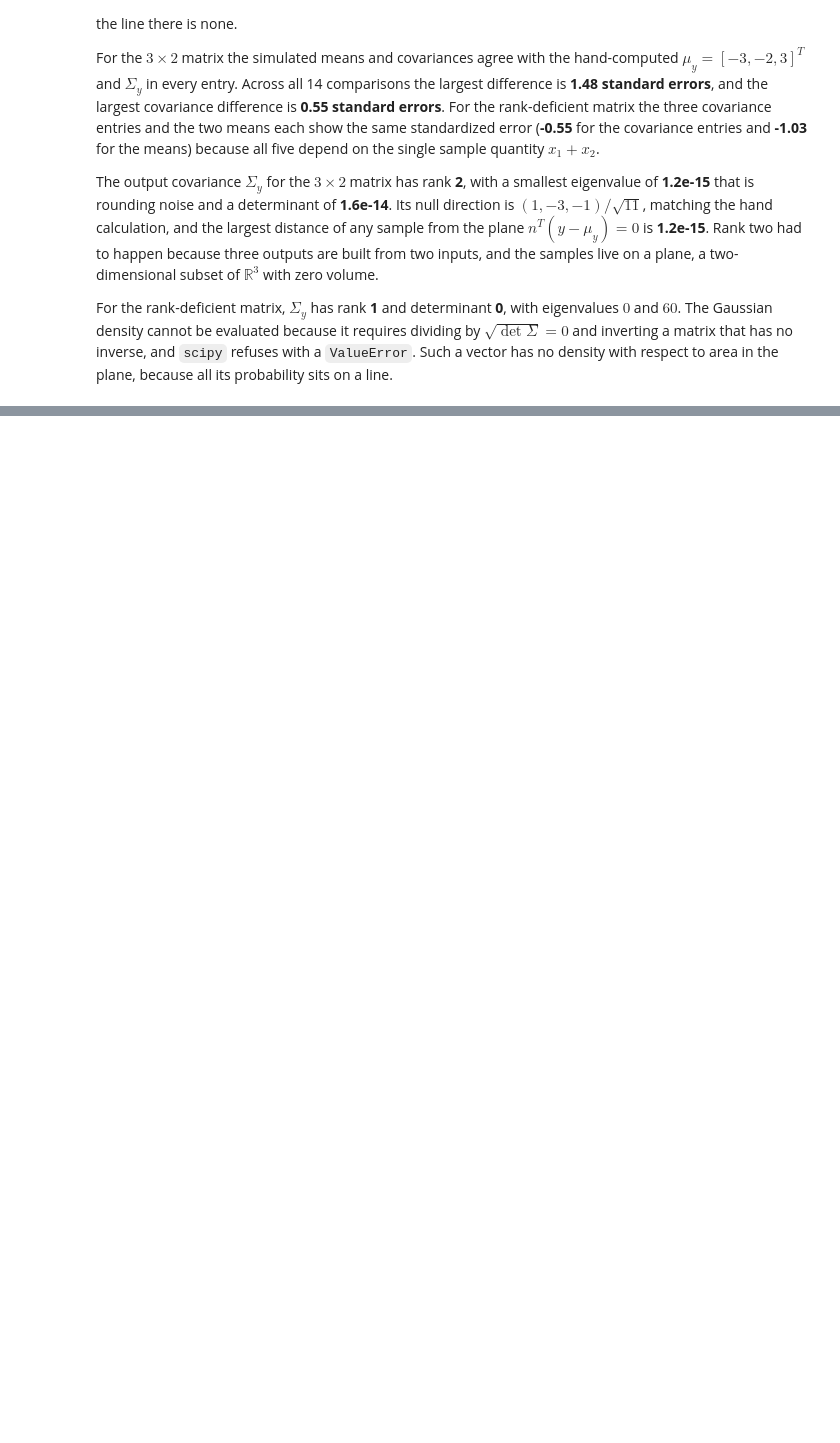
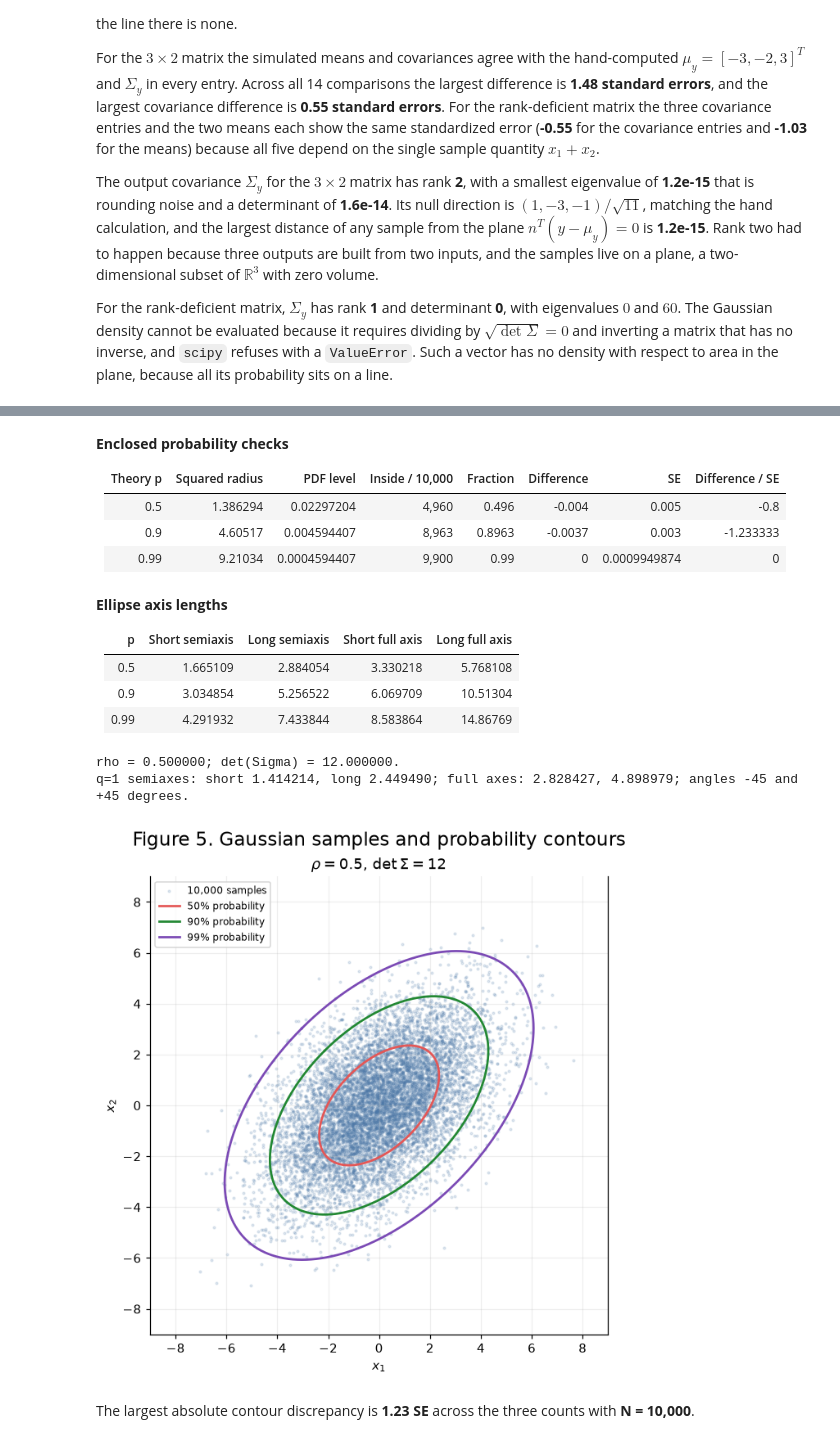
Before and after one commit to christiandi0r/ECE3715-Fall2026-Projects, a Jupyter notebook: mp3/mp3.ipynb, the cells around one changed output, grey strips where cells are left out. Cells and saved outputs as stored; diff of their text form; code cells hidden in the pictures; blank space fills up the shorter version.

```diff
--- a/mp3/mp3.ipynb
+++ b/mp3/mp3.ipynb
@@ -836,0 +917,75 @@ For the rank-deficient matrix, $\Sigma_y$ has rank **1** and determinant **0**,
+# %%
+N5 = 10**4
+X5 = rng5.multivariate_normal(MU_2D, SIGMA_2D, size=N5, method="cholesky")
+probabilities5 = np.array([0.50, 0.90, 0.99])
+radii_sq5 = -2 * np.log1p(-probabilities5)
+levels5 = np.exp(-radii_sq5/2) / (2*np.pi*np.sqrt(np.linalg.det(SIGMA_2D)))
+q5 = np.sum((X5-MU_2D) * np.linalg.solve(SIGMA_2D, (X5-MU_2D).T).T, axis=1)
+contour_rows5 = []
+for p, radius_sq, level in zip(probabilities5, radii_sq5, levels5):
+    count = int(np.count_nonzero(q5 <= radius_sq))
+    estimate = count/N5
+    se = np.sqrt(p*(1-p)/N5)
+    contour_rows5.append(dict(probability=p, radius_squared=radius_sq, density_level=level,
+        samples=N5, count=count, estimate=estimate, difference=estimate-p,
+        standard_error=se, error_in_se=(estimate-p)/se,
+        short_semiaxis=np.sqrt(2*radius_sq), long_semiaxis=np.sqrt(6*radius_sq),
+        short_full_axis=2*np.sqrt(2*radius_sq), long_full_axis=2*np.sqrt(6*radius_sq)))
+show_table("Enclosed probability checks", contour_rows5, [
+    ("probability", "Theory p"), ("radius_squared", "Squared radius"),
+    ("density_level", "PDF level"), ("count", "Inside / 10,000"),
+    ("estimate", "Fraction"), ("difference", "Difference"),
+    ("standard_error", "SE"), ("error_in_se", "Difference / SE")])
+show_table("Ellipse axis lengths", contour_rows5, [
+    ("probability", "p"), ("short_semiaxis", "Short semiaxis"),
+    ("long_semiaxis", "Long semiaxis"), ("short_full_axis", "Short full axis"),
+    ("long_full_axis", "Long full axis")])
+save_table("step5_probability_contours", contour_rows5)
+print(f"rho = {SIGMA_2D[0,1]/np.sqrt(SIGMA_2D[0,0]*SIGMA_2D[1,1]):.6f}; "
+      f"det(Sigma) = {np.linalg.det(SIGMA_2D):.6f}.")
+print(f"q=1 semiaxes: short {np.sqrt(2):.6f}, long {np.sqrt(6):.6f}; "
+      f"full axes: {2*np.sqrt(2):.6f}, {2*np.sqrt(6):.6f}; angles -45 and +45 degrees.")
+
+# Parametric ellipses avoid a grid-resolution artifact near rho = 0.99.
+# Every curve is the constant PDF level f_p derived above.
+colors5 = ["#e45756", "#228833", "#7b4ab5"]
+def draw_contours5(ax, covariance):
+    values, vectors = np.linalg.eigh(covariance)
+    theta = np.linspace(0, 2*np.pi, 721)
+    unit_circle = np.column_stack((np.cos(theta), np.sin(theta)))
+    for p, c, color in zip(probabilities5, radii_sq5, colors5):
+        ellipse = (unit_circle * np.sqrt(c*values)) @ vectors.T
+        ax.plot(ellipse[:,0], ellipse[:,1], color=color, lw=1.8,
+                label=f"{p:.0%} probability")
+    ax.set_aspect("equal", adjustable="box")
+    ax.set(xlim=(-9,9), ylim=(-9,9))
+
+fig, ax = plt.subplots(figsize=(7.2,6.1), layout="constrained")
+fig.suptitle("Figure 5. Gaussian samples and probability contours", fontsize=15)
+ax.scatter(X5[:,0], X5[:,1], s=3, alpha=0.16, color="#4c78a8", label="10,000 samples")
+draw_contours5(ax, SIGMA_2D)
+ax.set(xlabel="$x_1$", ylabel="$x_2$", title=r"$\rho=0.5$, $\det\Sigma=12$")
+ax.legend(loc="upper left")
+show_and_save(fig, 5)
+display(Markdown(f"The largest absolute contour discrepancy is "
+                 f"**{max(abs(r['error_in_se']) for r in contour_rows5):.2f} SE** "
+                 f"across the three counts with **N = {N5:,}**."))
+# %% [output]
+**Enclosed probability checks**
+
+| Theory p | Squared radius | PDF level | Inside / 10,000 | Fraction | Difference | SE | Difference / SE |
+|---|---|---|---|---|---|---|---|
+| 0.5 | 1.386294 | 0.02297204 | 4,960 | 0.496 | -0.004 | 0.005 | -0.8 |
+| 0.9 | 4.60517 | 0.004594407 | 8,963 | 0.8963 | -0.0037 | 0.003 | -1.233333 |
+| 0.99 | 9.21034 | 0.0004594407 | 9,900 | 0.99 | 0 | 0.0009949874 | 0 |
+**Ellipse axis lengths**
+
+| p | Short semiaxis | Long semiaxis | Short full axis | Long full axis |
+|---|---|---|---|---|
+| 0.5 | 1.665109 | 2.884054 | 3.330218 | 5.768108 |
+| 0.9 | 3.034854 | 5.256522 | 6.069709 | 10.51304 |
+| 0.99 | 4.291932 | 7.433844 | 8.583864 | 14.86769 |
+rho = 0.500000; det(Sigma) = 12.000000.
+q=1 semiaxes: short 1.414214, long 2.449490; full axes: 2.828427, 4.898979; angles -45 and +45 degrees.
+[figure, added]
+The largest absolute contour discrepancy is **1.23 SE** across the three counts with **N = 10,000**.
```
Also changed, not shown: parts of 19 cells of this notebook.
